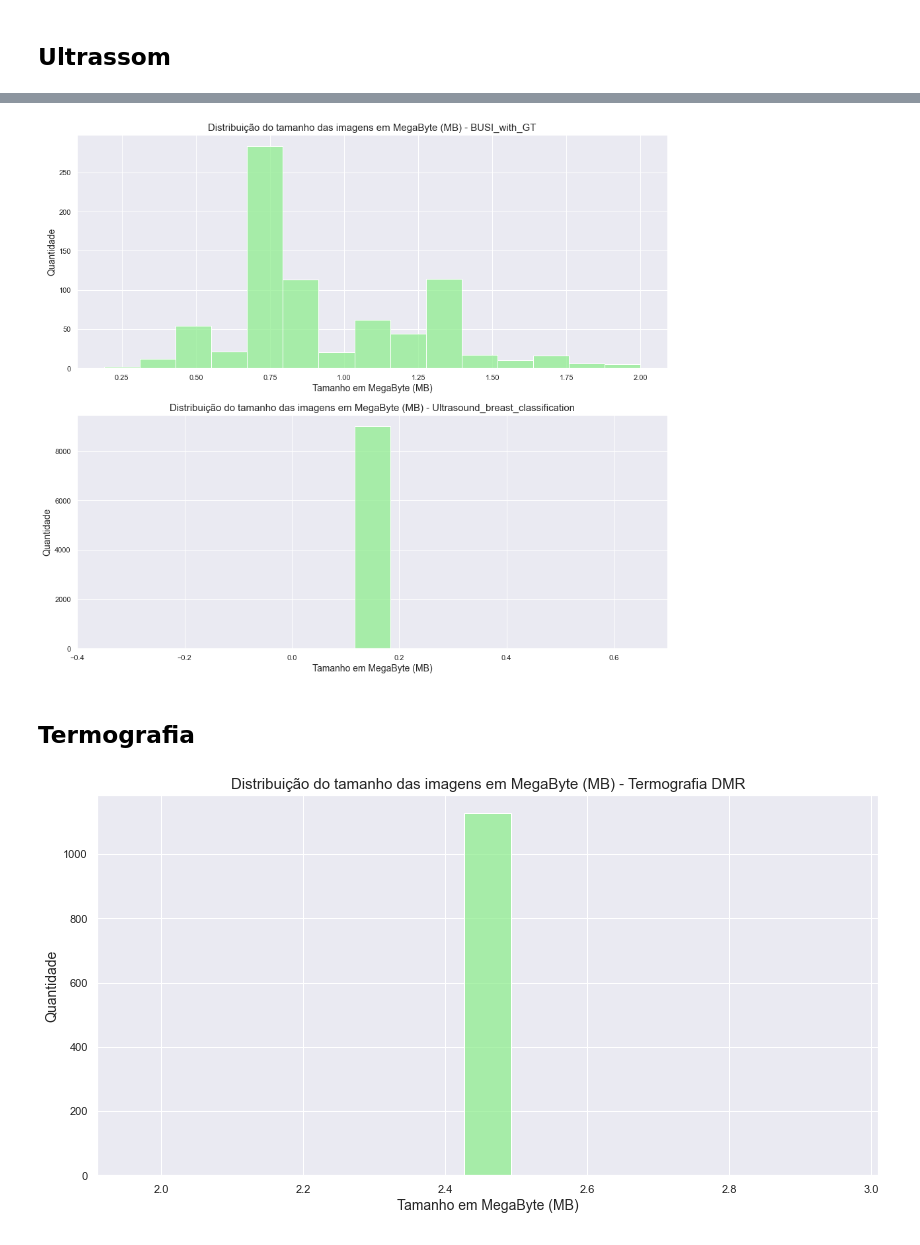
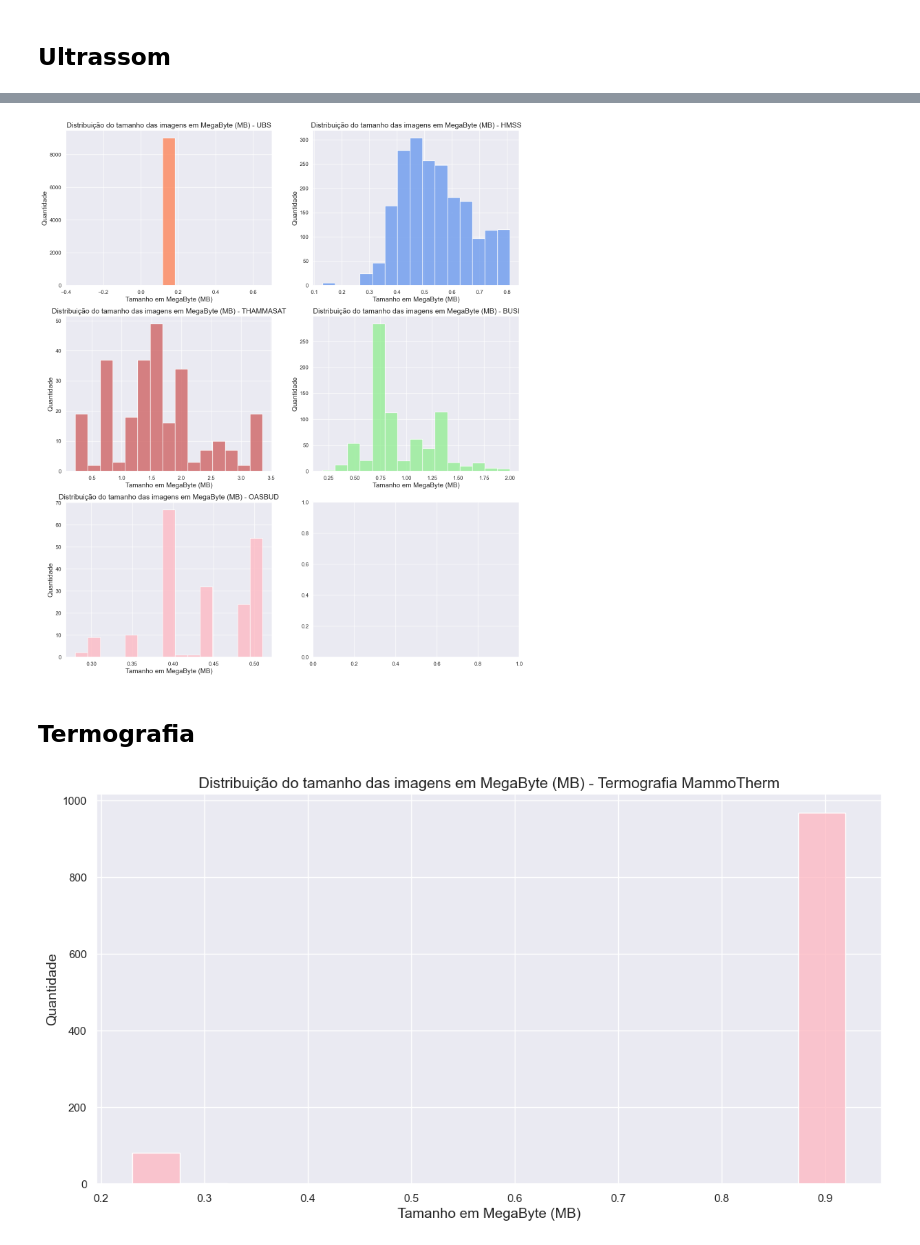
Before and after one commit to matheusssilva991/Radiomica, a Jupyter notebook: src/images_size.ipynb, the cells around one changed output, grey strips where cells are left out. Drawn from its saved outputs; the diff is of its cells as text; code cells hidden in the pictures.

Commit message:
Feat: Catalogar imagens ultrassom+termografia

```diff
--- a/src/images_size.ipynb
+++ b/src/images_size.ipynb
@@ -7,7 +7,7 @@ sns.set()
 # %% [markdown]
 ## Mamografia
 # %%
-df_mamografia = pd.read_csv("../metadata/mamografia/images_size.csv", index_col=0)
+df_mamografia = pd.read_csv("../outputs/mamografia/images_size.csv", index_col=0)
 
 fig, ax = plt.subplots(1, 1, figsize=(16, 8))
 sns.histplot(ax=ax, x="size_mb", data=df_mamografia, hue="database")
@@ -38,3 +38,19 @@ plt.show()
 [figure]
 # %% [markdown]
 ## Ultrassom
+# %%
+UBS_metadata = pd.read_csv("../outputs/ultrassom/UBS_metadata.csv")
+HMSS_metadata = pd.read_csv("../outputs/ultrassom/HMSS_metadata.csv")
+THAMMASAT_metadata = pd.read_csv("../outputs/ultrassom/THAMMASAT_metadata.csv")
+BUSI_metadata = pd.read_csv("../outputs/ultrassom/BUSI_metadata.csv")
+OASBUD_metadata = pd.read_csv("../outputs/ultrassom/OASBUD_metadata.csv")
+
+metadatas = [UBS_metadata, HMSS_metadata, THAMMASAT_metadata, BUSI_metadata, OASBUD_metadata]
+databases_names = ['UBS', 'HMSS', 'THAMMASAT', 'BUSI', 'OASBUD']
+
+merge_metadatas = pd.DataFrame()
+
+for metadata, name in zip(metadatas, databases_names):
+    tmp = metadata[['image_size_mb']].copy()
+    tmp['database'] = [name] * tmp.shape[0]
+    merge_metadatas = pd.concat([merge_metadatas, tmp], axis=0)
@@ -41,33 +68,34 @@ plt.show()
 # %%
-df_ultrassom = pd.read_csv("../metadata/ultrassom/images_size.csv")
+databases = ["UBS", "HMSS", "THAMMASAT", "BUSI", "OASBUD"]
+indices = [(0, 0), (0, 1), (1, 0), (1, 1), (2, 0)]
+colors = ['coral', 'cornflowerblue', 'indianred', 'lightgreen', 'lightpink']
 
-databases = ['BUSI_with_GT', 'Ultrasound_breast_classification']
+fig, axes = plt.subplots(3, 2, figsize=(17, 17))
 
-fig, axes = plt.subplots(2, figsize=(16, 12))
-
-for i, database in enumerate(databases):
-    sns.histplot(ax=axes[i], data=df_ultrassom[df_ultrassom['database'] == database], x='size_mb',
+for database, indice, color in zip(databases, indices, colors):
+    i, j = indice
+    sns.histplot(ax=axes[i][j], data=merge_metadatas[merge_metadatas['database'] == database], x='image_size_mb',
                  color=color, bins=15)
-    axes[i].set_title(f"Distribuição do tamanho das imagens em MegaByte (MB) - {database}", size=15)
-    axes[i].set_ylabel("Quantidade", size=14)
-    axes[i].set_xlabel("Tamanho em MegaByte (MB)", size=14)
+    axes[i][j].set_title(f"Distribuição do tamanho das imagens em MegaByte (MB) - {database}", size=15)
+    axes[i][j].set_ylabel("Quantidade", size=14)
+    axes[i][j].set_xlabel("Tamanho em MegaByte (MB)", size=14)
 
 fig.subplots_adjust(bottom=0.1, right=0.9, top=1)
 plt.show()
 # %% [output]
-[figure, old version]
+[figure, new version]
 # %% [markdown]
 ## Termografia
 # %%
-df_termografia = pd.read_csv("../metadata/termografia/images_size.csv")
+df_termografia = pd.read_csv("../outputs/termografia/Mammotherm_metadata.csv")
 
 fig, ax = plt.subplots(1, figsize=(14, 7))
-sns.histplot(ax=ax, data=df_termografia, x='size_mb',
+sns.histplot(ax=ax, data=df_termografia, x='image_size_mb',
                  color=color, bins=15)
-ax.set_title(f"Distribuição do tamanho das imagens em MegaByte (MB) - Termografia DMR", size=15)
+ax.set_title(f"Distribuição do tamanho das imagens em MegaByte (MB) - Termografia MammoTherm", size=15)
 ax.set_ylabel("Quantidade", size=14)
 ax.set_xlabel("Tamanho em MegaByte (MB)", size=14)
 
 plt.show()
 # %% [output]
-[figure, old version]
+[figure, new version]
```
Also changed, not shown: parts of 2 cells of this notebook, 20 other files.
